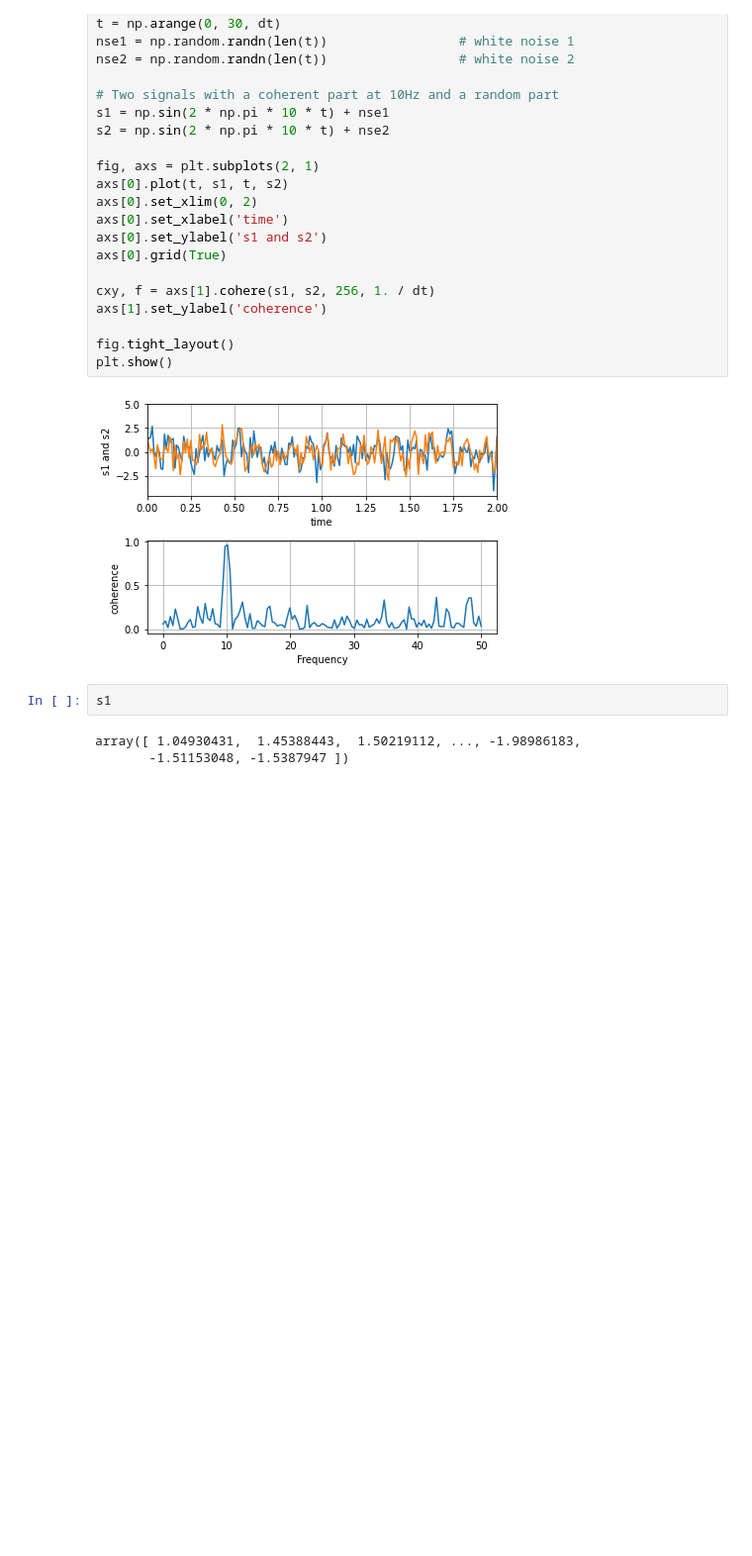
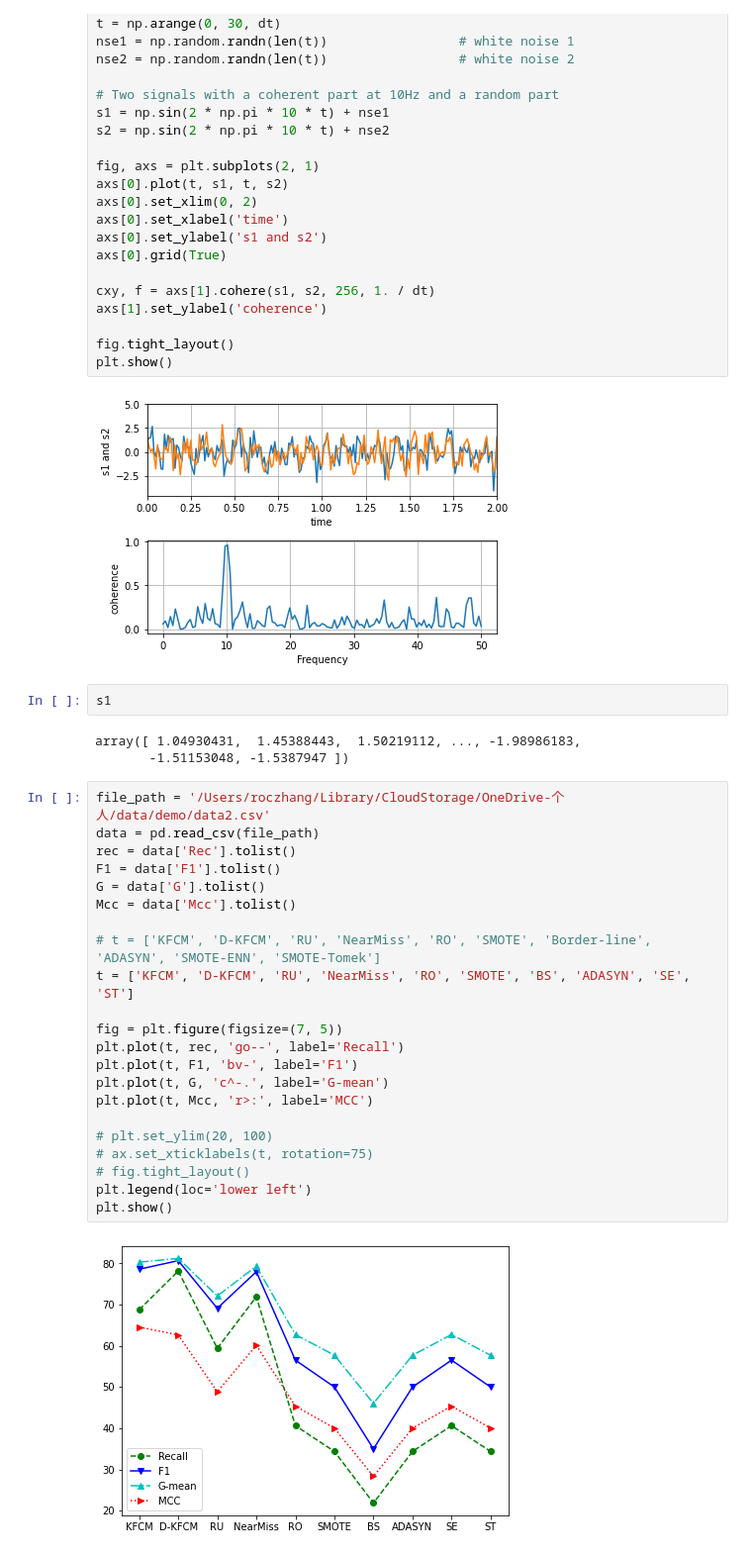
Before and after one commit to dlagez/python, a Jupyter notebook: demo/demo2.ipynb, the cells around one changed output. Shown at 99% size. Saved outputs shown, nothing was run; the diff lists cells and outputs as text; blank space fills up the shorter version.

```diff
--- a/demo/demo2.ipynb
+++ b/demo/demo2.ipynb
@@ -72,4 +72,28 @@ s1
 # %% [output]
 array([ 1.04930431,  1.45388443,  1.50219112, ..., -1.98986183,
        -1.51153048, -1.5387947 ])
+# %%
+file_path = '/Users/roczhang/Library/CloudStorage/OneDrive-个人/data/demo/data2.csv'
+data = pd.read_csv(file_path)
+rec = data['Rec'].tolist()
+F1 = data['F1'].tolist()
+G = data['G'].tolist()
+Mcc = data['Mcc'].tolist()
+
+# t = ['KFCM', 'D-KFCM', 'RU', 'NearMiss', 'RO', 'SMOTE', 'Border-line', 'ADASYN', 'SMOTE-ENN', 'SMOTE-Tomek']
+t = ['KFCM', 'D-KFCM', 'RU', 'NearMiss', 'RO', 'SMOTE', 'BS', 'ADASYN', 'SE', 'ST']
+
+fig = plt.figure(figsize=(7, 5))
+plt.plot(t, rec, 'go--', label='Recall')
+plt.plot(t, F1, 'bv-', label='F1')
+plt.plot(t, G, 'c^-.', label='G-mean')
+plt.plot(t, Mcc, 'r>:', label='MCC')
+
+# plt.set_ylim(20, 100)
+# ax.set_xticklabels(t, rotation=75)
+# fig.tight_layout()
+plt.legend(loc='lower left')
+plt.show()
+# %% [output]
+[figure, added]
 # %%
```
Also changed, not shown: parts of 4 cells of this notebook.
